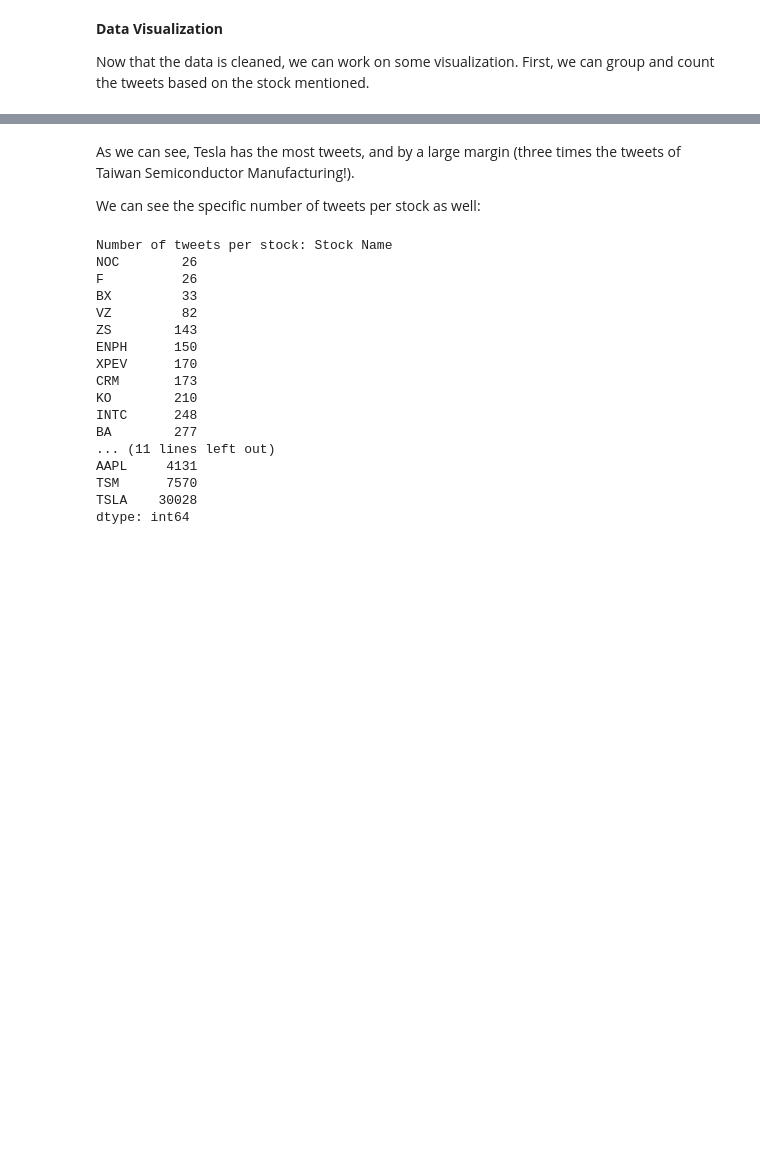
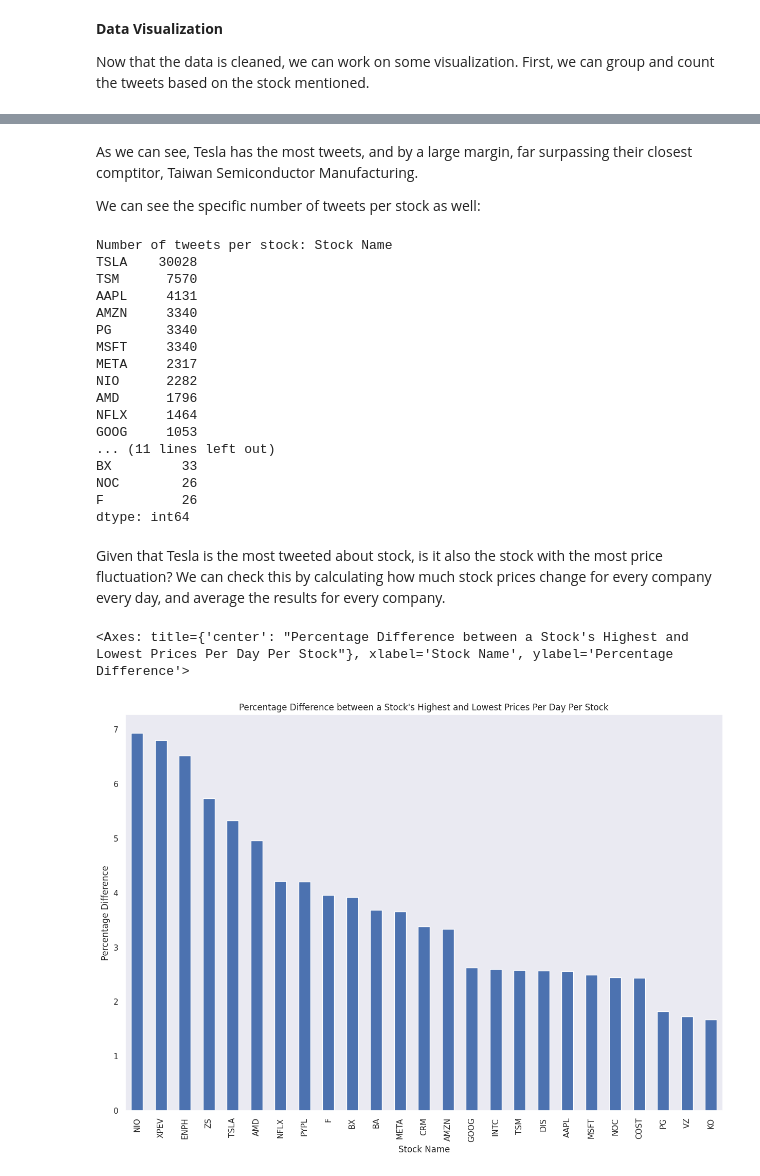
Before and after one commit to mir0codes/CMSC320SummerGroupProject, a Jupyter notebook: Checkpoint_2.ipynb, the cells around one changed output, grey strips where cells are left out. Cells and saved outputs as stored; diff of their text form; code cells hidden in the pictures; blank space fills up the shorter version.

Commit message:
More graphs

```diff
--- a/Checkpoint_2.ipynb
+++ b/Checkpoint_2.ipynb
@@ -243,26 +244,50 @@ Passing `palette` without assigning `hue` is deprecated and will be removed in v
 # %% [markdown]
-As we can see, Tesla has the most tweets, and by a large margin (three times the tweets of Taiwan Semiconductor Manufacturing!).
+As we can see, Tesla has the most tweets, and by a large margin, far surpassing their closest comptitor, Taiwan Semiconductor Manufacturing.
 
 We can see the specific number of tweets per stock as well:
 # %%
-# Get the number of tweets per stock
-group_sizes = merged_df.groupby('Stock Name').size().sort_values()
+#Sort stocks by number of tweets
+group_sizes = merged_df.groupby('Stock Name').size().sort_values(ascending=False)
 print("Number of tweets per stock:", group_sizes)
 # %% [output]
 Number of tweets per stock: Stock Name
+TSLA    30028
+TSM      7570
+AAPL     4131
+AMZN     3340
+PG       3340
+MSFT     3340
+META     2317
+NIO      2282
+AMD      1796
+NFLX     1464
+GOOG     1053
+... (11 lines left out)
+BX         33
 NOC        26
 F          26
-BX         33
-VZ         82
-ZS        143
-ENPH      150
-XPEV      170
-CRM       173
-KO        210
-INTC      248
-BA        277
-... (11 lines left out)
-AAPL     4131
-TSM      7570
-TSLA    30028
 dtype: int64
+# %% [markdown]
+Given that Tesla is the most tweeted about stock, is it also the stock with the most price fluctuation? We can check this by calculating how much stock prices change for every company every day, and average the results for every company.
+# %%
+#Calculating the average percentage difference between a stock's highest and lowest price per day
+#Values are taken as absolute values since we are not currently differentiating between positive and negative
+#Based on code from sentiment analysis above
+
+#A new dataframe with a fluctuation column
+pc_df = stock_data
+pc_df['Fluctuation'] = abs(((pc_df['High'] - pc_df['Low']) / pc_df['Low']) * 100)
+
+#A copy of pc_df we're using here
+pc_graph = pc_df.groupby('Stock Name')['Fluctuation'].mean().sort_values(ascending=False)
+
+plt.figure(figsize = (15, 10))
+sns.set_style("dark")
+#Bit of a wordy title, unfortunately
+plt.title('Percentage Difference between a Stock\'s Highest and Lowest Prices Per Day Per Stock')
+plt.xlabel('Stock')
+plt.ylabel('Percentage Difference')
+pc_graph.plot(kind='bar')
+# %% [output]
+<Axes: title={'center': "Percentage Difference between a Stock's Highest and Lowest Prices Per Day Per Stock"}, xlabel='Stock Name', ylabel='Percentage Difference'>
+[figure, added]
```
Also changed, not shown: parts of 9 cells of this notebook.
